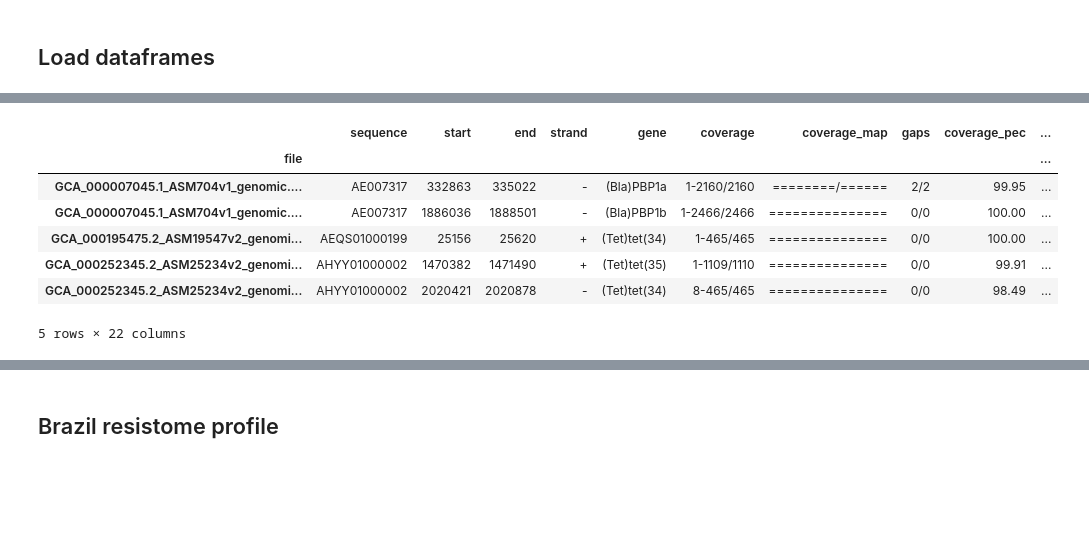
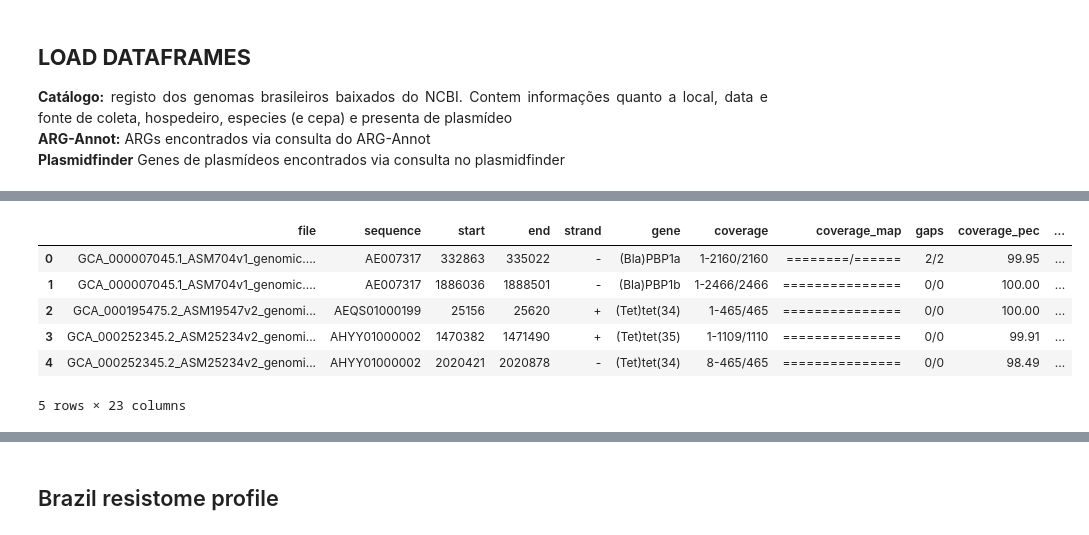
Before and after one commit to tiagocabralborelli/ARG-Sentinel, a Jupyter notebook: codebrazil.ipynb, the cells around one changed output, grey strips where cells are left out. Drawn from its saved outputs; the diff is of its cells as text; code cells hidden in the pictures; blank space fills up the shorter version.

```diff
--- a/codebrazil.ipynb
+++ b/codebrazil.ipynb
@@ -15,8 +15,13 @@ import matrix
 #!abricate ~/documentos/sentinel/genomasbrasil/*.gbff --db argannot --noheader --threads 12 > ~/documentos/github/ARG-Sentinel/spreadsheets/argannot_br.csv
 # %%
 #!abricate ~/documentos/sentinel/genomasbrasil/*.gbff --db plasmidfinder --noheader --threads 12 > ~/documentos/github/ARG-Sentinel/spreadsheets/plasmidfinder_br.csv
-# %% [markdown]
-## Load dataframes
+# %% [markdown]
+## **LOAD DATAFRAMES**
+<p style='text-align: justify;'>
+<b>Catálogo:</b>  registo dos genomas brasileiros baixados do NCBI. Contem informações quanto a local, data e fonte de coleta, hospedeiro, especies (e cepa) e presenta de plasmídeo <br />
+<b>ARG-Annot:</b> ARGs encontrados via consulta do ARG-Annot <br />
+<b>Plasmidfinder</b> Genes de plasmídeos encontrados via consulta no plasmidfinder
+</p>
 # %%
 #Catalog of genomes colected from Brazil
 catalog = pd.read_csv("~/documentos/github/ARG-Sentinel/spreadsheets/catalogo_teste.csv")
@@ -31,18 +36,18 @@ catalog.head()
 # %%
 #ARG-Annot database genes
 argannot = pd.read_csv("~/documentos/github/ARG-Sentinel/spreadsheets/argannot_br.csv", sep = '\t', names = ['file','sequence','start','end','strand','gene','coverage','coverage_map','gaps','coverage_pec','identity_perc','database','accession','product','resistance'])
 argannot['file'] = argannot['file'].apply(lambda x: x.split('/')[-1])
 argannot = customfunc.filldf(argannot,catalog)
+argannot.reset_index(inplace = True)
 argannot.head()
 # %% [output]
-|  | sequence | start | end | strand | gene | coverage | coverage_map | gaps | coverage_pec | ... |
-| file |  |  |  |  |  |  |  |  |  | ... |
-| GCA_000007045.1_ASM704v1_genomic.... | AE007317 | 332863 | 335022 | - | (Bla)PBP1a | 1-2160/2160 | ========/====== | 2/2 | 99.95 | ... |
-| GCA_000007045.1_ASM704v1_genomic.... | AE007317 | 1886036 | 1888501 | - | (Bla)PBP1b | 1-2466/2466 | =============== | 0/0 | 100.00 | ... |
-| GCA_000195475.2_ASM19547v2_genomi... | AEQS01000199 | 25156 | 25620 | + | (Tet)tet(34) | 1-465/465 | =============== | 0/0 | 100.00 | ... |
-| GCA_000252345.2_ASM25234v2_genomi... | AHYY01000002 | 1470382 | 1471490 | + | (Tet)tet(35) | 1-1109/1110 | =============== | 0/0 | 99.91 | ... |
-| GCA_000252345.2_ASM25234v2_genomi... | AHYY01000002 | 2020421 | 2020878 | - | (Tet)tet(34) | 8-465/465 | =============== | 0/0 | 98.49 | ... |
+|  | file | sequence | start | end | strand | gene | coverage | coverage_map | gaps | coverage_pec | ... |
+| 0 | GCA_000007045.1_ASM704v1_genomic.... | AE007317 | 332863 | 335022 | - | (Bla)PBP1a | 1-2160/2160 | ========/====== | 2/2 | 99.95 | ... |
+| 1 | GCA_000007045.1_ASM704v1_genomic.... | AE007317 | 1886036 | 1888501 | - | (Bla)PBP1b | 1-2466/2466 | =============== | 0/0 | 100.00 | ... |
+| 2 | GCA_000195475.2_ASM19547v2_genomi... | AEQS01000199 | 25156 | 25620 | + | (Tet)tet(34) | 1-465/465 | =============== | 0/0 | 100.00 | ... |
+| 3 | GCA_000252345.2_ASM25234v2_genomi... | AHYY01000002 | 1470382 | 1471490 | + | (Tet)tet(35) | 1-1109/1110 | =============== | 0/0 | 99.91 | ... |
+| 4 | GCA_000252345.2_ASM25234v2_genomi... | AHYY01000002 | 2020421 | 2020878 | - | (Tet)tet(34) | 8-465/465 | =============== | 0/0 | 98.49 | ... |
-5 rows × 22 columns
+5 rows × 23 columns
 # %%
 #Plasmidfinder database genes
 plasmidfinder = pd.read_csv("~/documentos/github/ARG-Sentinel/spreadsheets/plasmidfinder_br.csv",sep = "\t", names = ['file','sequence','start','end','strand','gene','coverage','coverage_map','gaps','coverage_pec','identity_perc','database','accession','product','resistance'])
```
Also changed, not shown: parts of 13 cells of this notebook, 1 other file.
